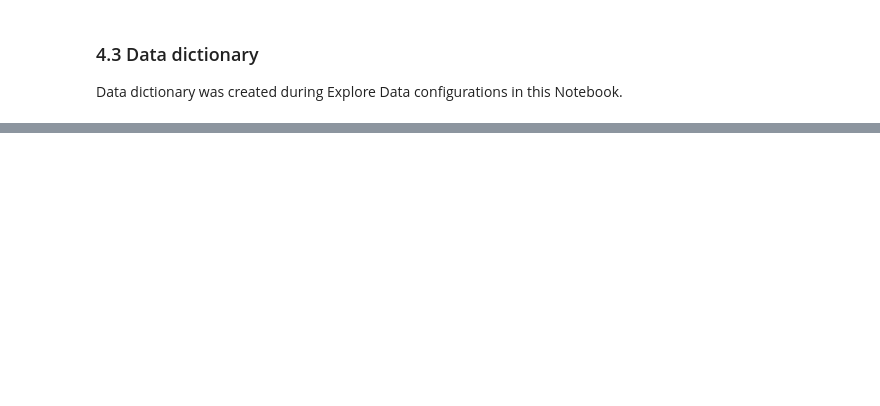
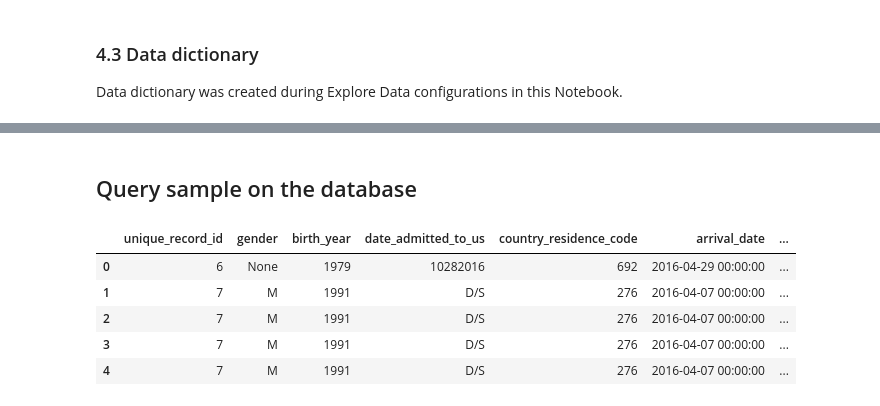
Before and after one commit to thuchh/Udacity-capstone-project, a Jupyter notebook: Capstone_Project_ThucHH.ipynb, the cells around one changed output, grey strips where cells are left out. Saved outputs shown, nothing was run; the diff lists cells and outputs as text; code cells hidden in the pictures; blank space fills up the shorter version.

```diff
--- a/Capstone_Project_ThucHH.ipynb
+++ b/Capstone_Project_ThucHH.ipynb
@@ -927,0 +1077,2 @@ Data dictionary was created during Explore Data configurations in this Notebook.
+# %% [markdown]
+## Query sample on the database
@@ -927,0 +1087,29 @@ Data dictionary was created during Explore Data configurations in this Notebook.
+# %%
+sample_query = spark.sql("""
+    SELECT cicid as unique_record_id, \
+           gender, \
+           biryear as birth_year, \
+           dtaddto as date_admitted_to_us, \
+           imf.country_residence_code, \
+           imf.arrdate as arrival_date, \
+           imf.state_code, \
+           imf.visa_type_key \
+    FROM immigration_fact as imf
+    LEFT JOIN visa_type_dim as vid
+    ON imf.visa_type_key = vid.visa_type_key
+    LEFT JOIN calendar_dim as cad
+    ON imf.arrdate = cad.arrdate
+    LEFT JOIN usa_demographics_dim as ded
+    ON imf.state_code = ded.state_code
+    LEFT JOIN country_dim as cod
+    ON imf.country_residence_code = cod.country_code
+""")
+
+sample_query.limit(5).toPandas().style.set_precision(4)
+# %% [output]
+|  | unique_record_id | gender | birth_year | date_admitted_to_us | country_residence_code | arrival_date | ... |
+| 0 | 6 | None | 1979 | 10282016 | 692 | 2016-04-29 00:00:00 | ... |
+| 1 | 7 | M | 1991 | D/S | 276 | 2016-04-07 00:00:00 | ... |
+| 2 | 7 | M | 1991 | D/S | 276 | 2016-04-07 00:00:00 | ... |
+| 3 | 7 | M | 1991 | D/S | 276 | 2016-04-07 00:00:00 | ... |
+| 4 | 7 | M | 1991 | D/S | 276 | 2016-04-07 00:00:00 | ... |
```
Also changed, not shown: parts of 38 cells of this notebook, 13 other files.
